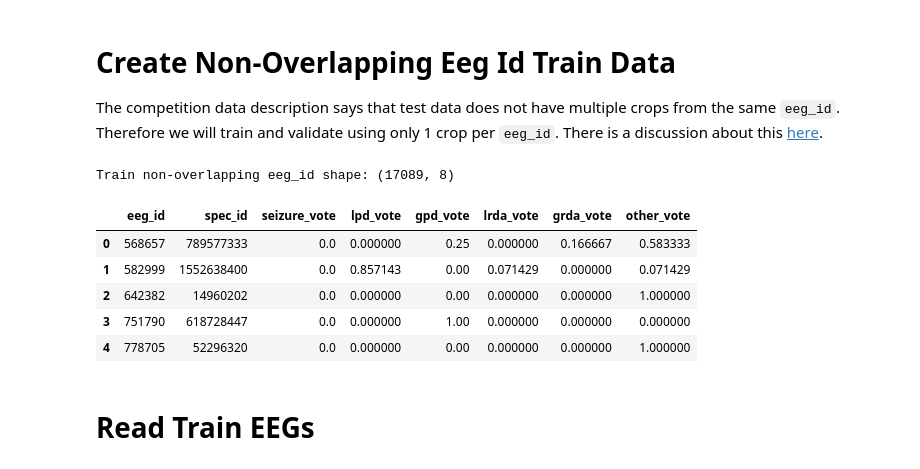
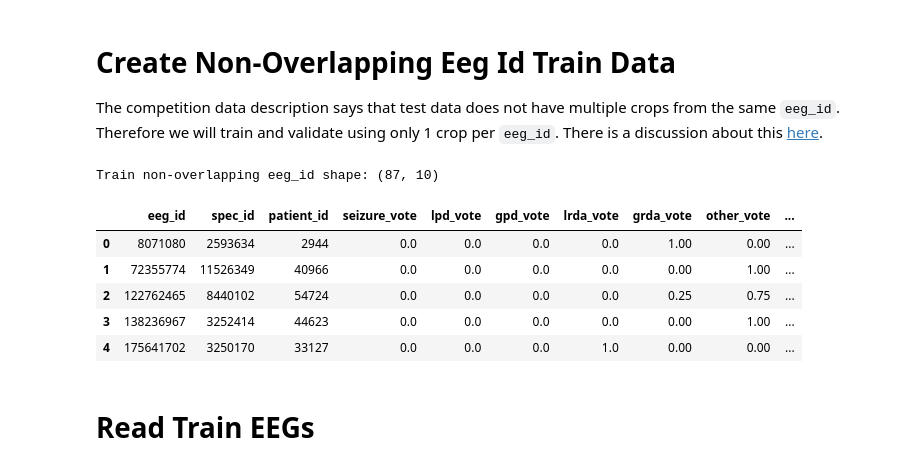
Before and after one commit to yhu02/RU-CS, a Jupyter notebook: efficientnetb2-starter-lb-0-57-spirit.ipynb, the cells around one changed output. Cells and saved outputs as stored; diff of their text form; code cells hidden in the pictures.

```diff
--- a/efficientnetb2-starter-lb-0-57-spirit.ipynb
+++ b/efficientnetb2-starter-lb-0-57-spirit.ipynb
@@ -83,6 +83,8 @@ df = pd.read_csv('/kaggle/input/hms-harmful-brain-activity-classification/train.
 TARGETS = df.columns[-6:]
 print('Train shape:', df.shape )
 print('Targets', list(TARGETS))
+#Get subset
+df = df.iloc[:int(len(df)*0.005)]
 df.head(10)
 # %% [output]
 Train shape: (106800, 15)
@@ -99,8 +101,6 @@ Targets ['seizure_vote', 'lpd_vote', 'gpd_vote', 'lrda_vote', 'grda_vote', 'othe
 | 8 | 1628180742 | 8 | 40.0 | 353733 | 8 | 40.0 | ... |
 | 9 | 2277392603 | 0 | 0.0 | 924234 | 0 | 0.0 | ... |
 # %%
-df = pd.read_csv('/kaggle/input/hms-harmful-brain-activity-classification/train.csv')
-
 # Select the columns representing the votes
 vote_columns = ['seizure_vote', 'lpd_vote', 'gpd_vote', 'lrda_vote', 'grda_vote', 'other_vote']
 
@@ -109,7 +109,7 @@ total_row_votes = df[vote_columns].sum(axis=1)
 for col in vote_columns:
     df[col] /= total_row_votes
 
-df = df.drop(columns=['eeg_label_offset_seconds', 'eeg_sub_id', 'spectrogram_label_offset_seconds', 'spectrogram_sub_id', 'expert_consensus', 'label_id', 'patient_id'])
+df = df.drop(columns=['eeg_label_offset_seconds', 'eeg_sub_id', 'spectrogram_label_offset_seconds', 'spectrogram_sub_id', 'label_id'])
 
 df.head(10)
 specific_ids = [3088095149]
@@ -137,30 +127,35 @@ The competition data description says that test data does not have multiple crop
 # %%
 # Aggregate 'spectrogram_id' and 'spectrogram_label_offset_seconds' columns
 train = df.groupby('eeg_id').agg(
     spec_id=('spectrogram_id', 'first'),
+    patient_id=('patient_id', 'first')
 )
 
 # Sum up the target variables
 train[TARGETS] = df.groupby('eeg_id')[TARGETS].mean().values
 
 # Normalize target variables
 y_data = train[TARGETS].values
 y_data = y_data / y_data.sum(axis=1, keepdims=True)
 train[TARGETS] = y_data
 
+max_column = train[['seizure_vote', 'lpd_vote', 'gpd_vote', 'lrda_vote', 'grda_vote', 'other_vote']].idxmax(axis=1)
+
+# Add the new column 'max_vote' with the column name having the maximum value
+train['target'] = max_column
 # Reset index
 train = train.reset_index()
 
 print('Train non-overlapping eeg_id shape:', train.shape)
 train.head()
 # %% [output]
-Train non-overlapping eeg_id shape: (17089, 8)
+Train non-overlapping eeg_id shape: (87, 10)
-|  | eeg_id | spec_id | seizure_vote | lpd_vote | gpd_vote | lrda_vote | grda_vote | other_vote |
-| 0 | 568657 | 789577333 | 0.0 | 0.000000 | 0.25 | 0.000000 | 0.166667 | 0.583333 |
-| 1 | 582999 | 1552638400 | 0.0 | 0.857143 | 0.00 | 0.071429 | 0.000000 | 0.071429 |
-| 2 | 642382 | 14960202 | 0.0 | 0.000000 | 0.00 | 0.000000 | 0.000000 | 1.000000 |
-| 3 | 751790 | 618728447 | 0.0 | 0.000000 | 1.00 | 0.000000 | 0.000000 | 0.000000 |
-| 4 | 778705 | 52296320 | 0.0 | 0.000000 | 0.00 | 0.000000 | 0.000000 | 1.000000 |
+|  | eeg_id | spec_id | patient_id | seizure_vote | lpd_vote | gpd_vote | lrda_vote | grda_vote | other_vote | ... |
+| 0 | 8071080 | 2593634 | 2944 | 0.0 | 0.0 | 0.0 | 0.0 | 1.00 | 0.00 | ... |
+| 1 | 72355774 | 11526349 | 40966 | 0.0 | 0.0 | 0.0 | 0.0 | 0.00 | 1.00 | ... |
+| 2 | 122762465 | 8440102 | 54724 | 0.0 | 0.0 | 0.0 | 0.0 | 0.25 | 0.75 | ... |
+| 3 | 138236967 | 3252414 | 44623 | 0.0 | 0.0 | 0.0 | 0.0 | 0.00 | 1.00 | ... |
+| 4 | 175641702 | 3250170 | 33127 | 0.0 | 0.0 | 0.0 | 1.0 | 0.00 | 0.00 | ... |
 # %% [markdown]
 # Read Train EEGs
 # %%
```
Also changed, not shown: parts of 15 cells of this notebook.
